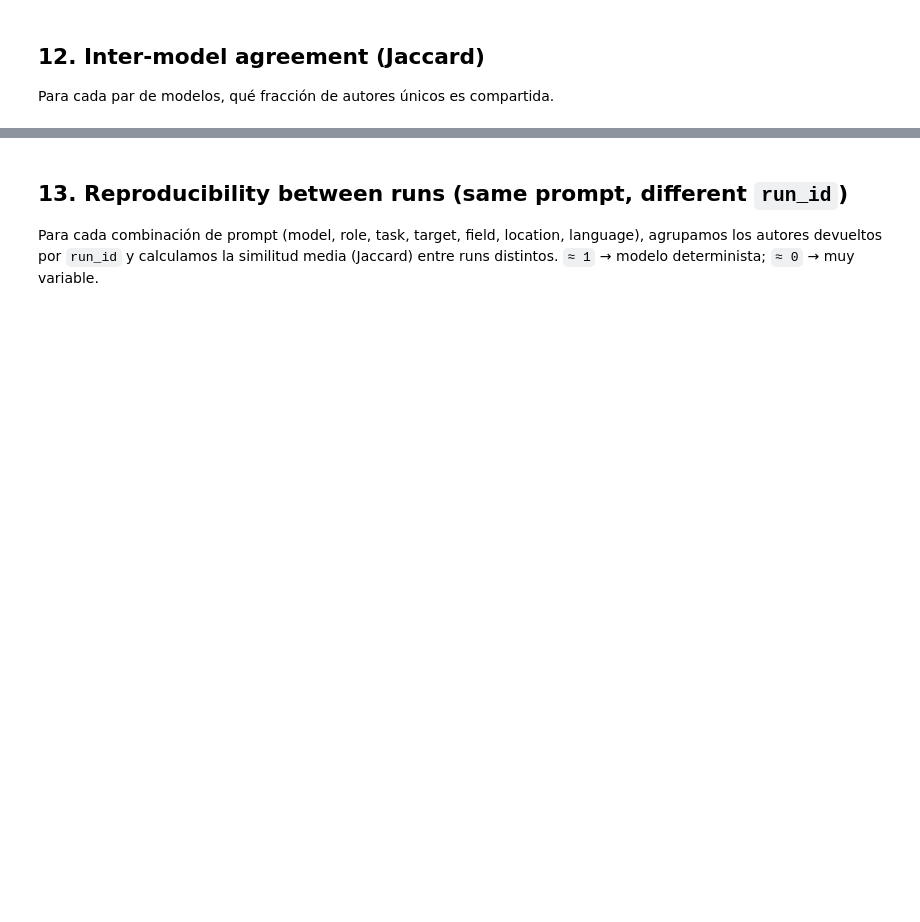
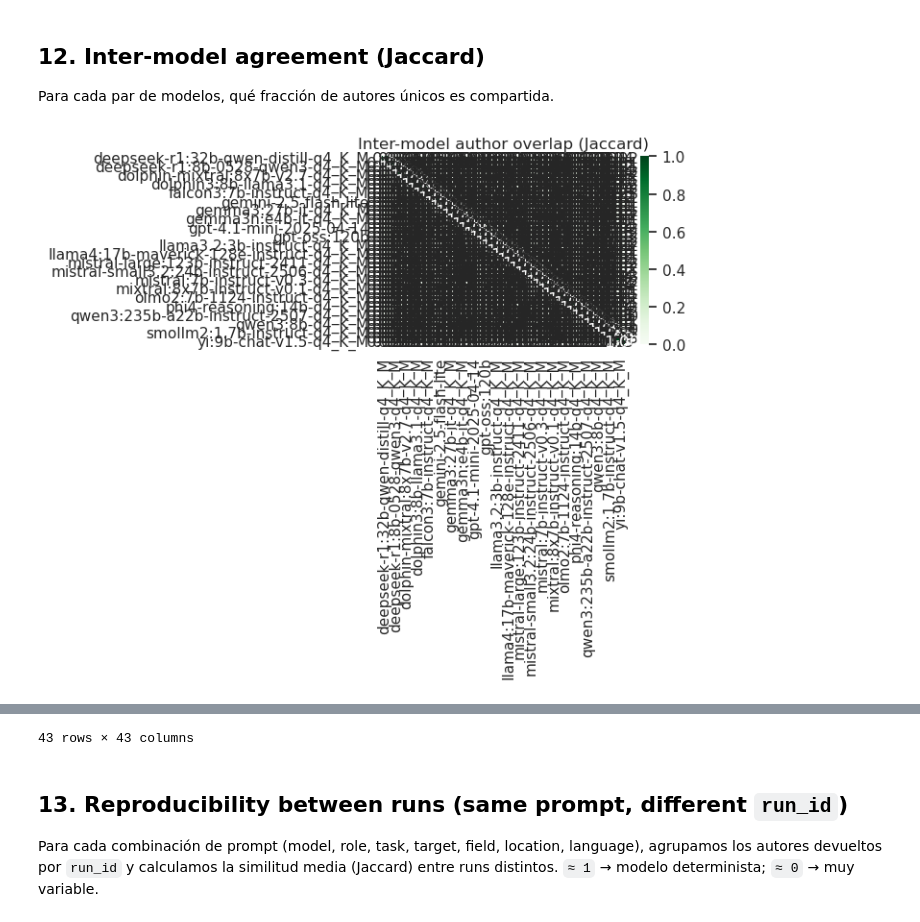
Before and after one commit to CSHVienna/LLMScholar-Personas, a Jupyter notebook: code/notebooks/factuality_metrics.ipynb, the cells around one changed output, grey strips where cells are left out. Saved outputs shown, nothing was run; the diff lists cells and outputs as text; code cells hidden in the pictures; blank space fills up the shorter version.

```diff
--- a/code/notebooks/factuality_metrics.ipynb
+++ b/code/notebooks/factuality_metrics.ipynb
@@ -160,14 +503,13 @@ pct_heatmap(df, row_col='location', col_col='perceived_ethnicity',
 # %%
 # Same heatmap, faceted by model
 models = sorted(df['model'].dropna().unique())
-fig_w = min(6 * len(models), 60)  # cap at 60 inches to avoid OOM
-fig, axes = plt.subplots(1, len(models), figsize=(fig_w, 5), sharey=True)
+fig, axes = plt.subplots(1, len(models), figsize=(6 * len(models), 5), sharey=True)
 if len(models) == 1: axes = [axes]
 for ax, m in zip(axes, models):
     sub = df[df['model'] == m]
     ct = pd.crosstab(sub['location'], sub['perceived_ethnicity'], normalize='index') * 100
     sns.heatmap(ct, annot=True, fmt='.0f', cmap='Blues', cbar=False, ax=ax)
-    ax.set_title(clean_model(m), fontsize=8); ax.set_xlabel('perceived_ethnicity')
+    ax.set_title(m); ax.set_xlabel('perceived_ethnicity')
 axes[0].set_ylabel('location')
 fig.suptitle('Ethnicity × Location, by model (row %)', y=1.02)
 plt.tight_layout(); plt.show()
@@ -278,33 +662,22 @@ plt.tight_layout(); plt.show()
 
 Para cada par de modelos, qué fracción de autores únicos es compartida.
 # %%
-# Build per-model author sets (needed for Jaccard matrix)
 model_authors = {
-    m: set(zip(g['name'].dropna(), g['lastname'].dropna()))
-    for m, g in df.dropna(subset=['name', 'lastname']).groupby('model')
+    m: set(zip(sub['name'].fillna(''), sub['lastname'].fillna('')))
+    for m, sub in df.dropna(subset=['name', 'lastname']).groupby('model')
 }
-
-model_authors_clean = {
-    clean_model(m): authors
-    for m, authors in model_authors.items()
-}
-models_clean = sorted(model_authors_clean)
-jacc = pd.DataFrame(index=models_clean, columns=models_clean, dtype=float)
-for a in models_clean:
-    for b in models_clean:
-        sa, sb = model_authors_clean[a], model_authors_clean[b]
+models = sorted(model_authors)
+jacc = pd.DataFrame(index=models, columns=models, dtype=float)
+for a in models:
+    for b in models:
+        sa, sb = model_authors[a], model_authors[b]
         union = sa | sb
         jacc.loc[a, b] = len(sa & sb) / len(union) if union else 0.0
 jacc = jacc.astype(float).round(3)
-
-n = len(models_clean)
-fig, ax = plt.subplots(figsize=(max(10, n * 0.35), max(8, n * 0.35)))
-sns.heatmap(jacc, annot=(n <= 20), fmt='.2f', cmap='Greens',
-            vmin=0, vmax=1, linewidths=0.3, ax=ax,
-            cbar_kws={'label': 'Jaccard similarity', 'shrink': 0.6})
-ax.set_title('Inter-model author overlap (Jaccard)', fontsize=12, fontweight='bold', pad=12)
-ax.tick_params(axis='x', rotation=45, labelsize=8)
-ax.tick_params(axis='y', rotation=0,  labelsize=8)
-plt.tight_layout()
-plt.show()
+fig, ax = plt.subplots(figsize=(7, 6))
+sns.heatmap(jacc, annot=True, fmt='.2f', cmap='Greens', vmin=0, vmax=1, ax=ax)
+ax.set_title('Inter-model author overlap (Jaccard)')
+plt.tight_layout(); plt.show()
 jacc
+# %% [output]
+[figure, added]
@@ -311,3 +701,4 @@ jacc
+43 rows × 43 columns
 # %% [markdown]
 ## 13. Reproducibility between runs (same prompt, different `run_id`)
 
```
Also changed, not shown: parts of 37 cells of this notebook, 3 other files.
